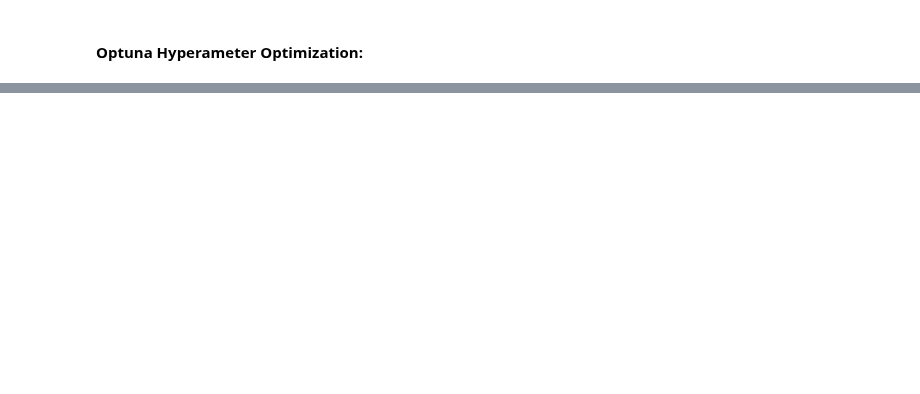
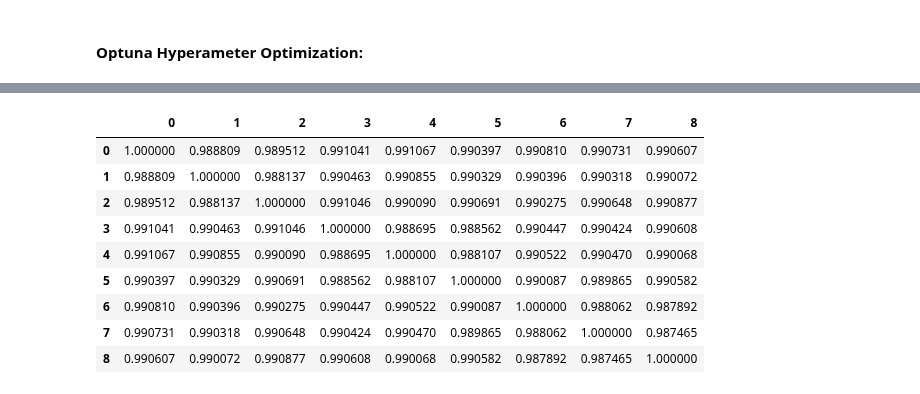
Before and after one commit to fabriziobasso/Colab_backup, a Jupyter notebook: File_00_Trees.ipynb, the cells around one changed output, grey strips where cells are left out. Cells and saved outputs as stored; diff of their text form; code cells hidden in the pictures; blank space fills up the shorter version.

```diff
--- a/File_00_Trees.ipynb
+++ b/File_00_Trees.ipynb
@@ -810,0 +1046,2 @@ print(xgb_params)
+# %%
+X_train[["cluster","cluster_pca"]] = X_train[["cluster","cluster_pca"]].astype("int32")
@@ -810,0 +1331,41 @@ print(xgb_params)
+# %%
+xgb_params =  {'max_depth': 18, 'min_child_weight': 7, 'colsample_bytree': 0.725, 'subsample': 0.925, 'reg_lambda': 0.015464843850475033,
+               'reg_alpha': 7.72686346766841e-05, 'gamma': 0.00037255375792082405,
+               'learning_rate': 0.01, "objective":'reg:squarederror', "eval_metric":'rmse', "enable_categorical":"True",'n_estimators': 501, 'learning_rate': 0.01}
+
+n_splits=3
+n_repeats = 3
+
+test_results = pd.DataFrame(columns=list(range(n_splits*n_repeats)))
+oof_results = pd.DataFrame(columns=[0,1,2], index=Xt.index)
+
+valid_scores = pd.DataFrame(index= list(range(n_splits*n_repeats)),columns=["Model","RMSE"])
+
+rskf = RepeatedKFold(n_splits=n_splits, n_repeats=n_repeats, random_state=36851234)
+
+for i, (train_index, val_index) in enumerate(rskf.split(Xt, y)):
+    print(f"Running Fold {i}")
+
+    Xtrain, Xvalidation = Xt.iloc[train_index], Xt.iloc[val_index]
+    ytrain, yvalidation = y.iloc[train_index], y.iloc[val_index]
+
+    xgb_model = train_and_evaluate_xgb(XGBRegressor, xgb_params, Xtrain, ytrain, use_gpu=True, X_val=Xvalidation, y_val=yvalidation, es=61)
+    xgb_preds = xgb_model.predict(Xvalidation)
+
+    if i in [0,1,2]:
+        oof_results.iloc[val_index, 0] = xgb_preds
+    elif i in [3,4,5]:
+        oof_results.iloc[val_index, 1] = xgb_preds
+    elif i in [6,7,8]:
+        oof_results.iloc[val_index, 2] = xgb_preds
+
+    rmse = np.sqrt(mean_squared_error(yvalidation, xgb_preds))
+    print(f'RMSE on validation data for XGBoost: {rmse}')
+
+    test_results[i] = xgb_model.predict(Xtest)
+    test_results[i] = target_scaler.inverse_transform(test_results[i].values.reshape(-1, 1))
+
+    valid_scores.loc[i, "Model"] = f"XGBoost_{i}"
+    valid_scores.loc[i, "RMSE"] = rmse
+
+gc.collect()
@@ -810,0 +1413,13 @@ print(xgb_params)
+# %%
+test_results.corr()
+# %% [output]
+|  | 0 | 1 | 2 | 3 | 4 | 5 | 6 | 7 | 8 |
+| 0 | 1.000000 | 0.988809 | 0.989512 | 0.991041 | 0.991067 | 0.990397 | 0.990810 | 0.990731 | 0.990607 |
+| 1 | 0.988809 | 1.000000 | 0.988137 | 0.990463 | 0.990855 | 0.990329 | 0.990396 | 0.990318 | 0.990072 |
+| 2 | 0.989512 | 0.988137 | 1.000000 | 0.991046 | 0.990090 | 0.990691 | 0.990275 | 0.990648 | 0.990877 |
+| 3 | 0.991041 | 0.990463 | 0.991046 | 1.000000 | 0.988695 | 0.988562 | 0.990447 | 0.990424 | 0.990608 |
+| 4 | 0.991067 | 0.990855 | 0.990090 | 0.988695 | 1.000000 | 0.988107 | 0.990522 | 0.990470 | 0.990068 |
+| 5 | 0.990397 | 0.990329 | 0.990691 | 0.988562 | 0.988107 | 1.000000 | 0.990087 | 0.989865 | 0.990582 |
+| 6 | 0.990810 | 0.990396 | 0.990275 | 0.990447 | 0.990522 | 0.990087 | 1.000000 | 0.988062 | 0.987892 |
+| 7 | 0.990731 | 0.990318 | 0.990648 | 0.990424 | 0.990470 | 0.989865 | 0.988062 | 1.000000 | 0.987465 |
+| 8 | 0.990607 | 0.990072 | 0.990877 | 0.990608 | 0.990068 | 0.990582 | 0.987892 | 0.987465 | 1.000000 |
```
Also changed, not shown: parts of 76 cells of this notebook.
